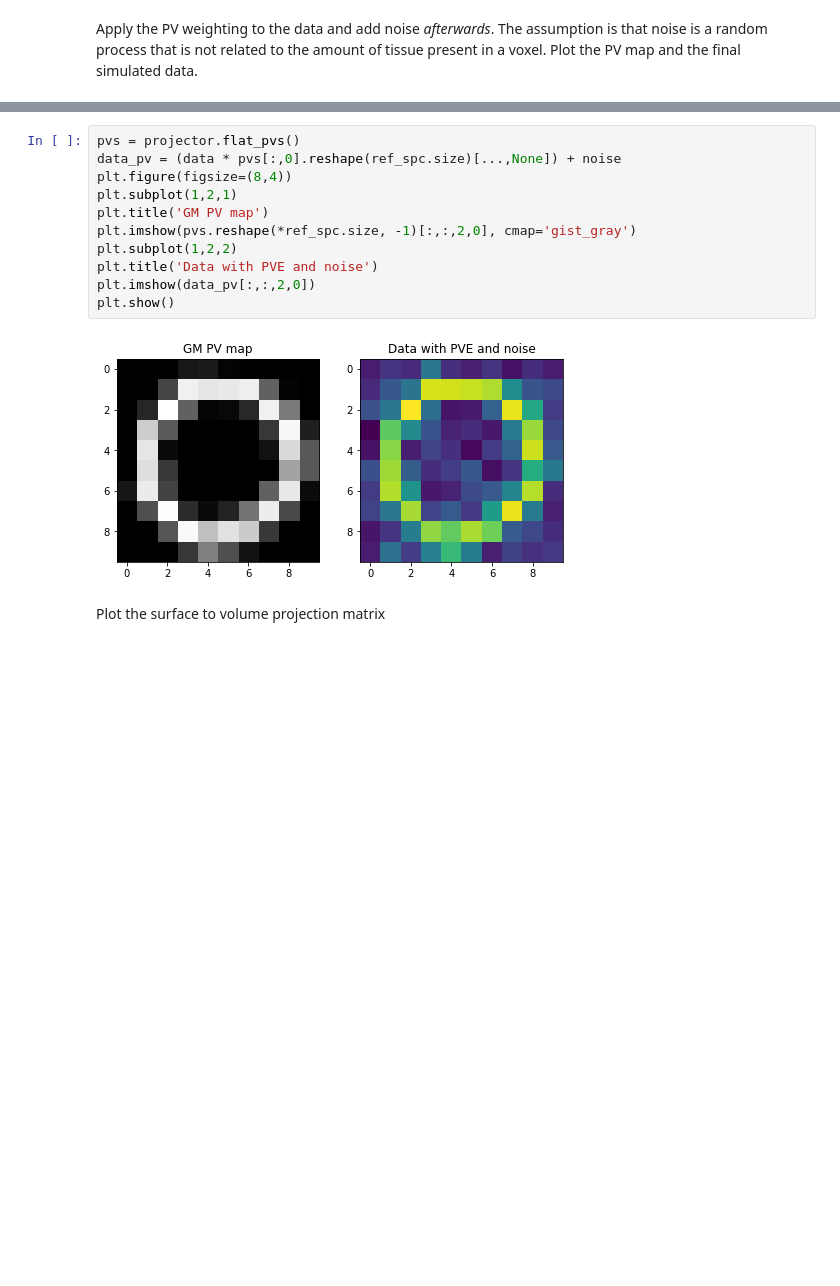
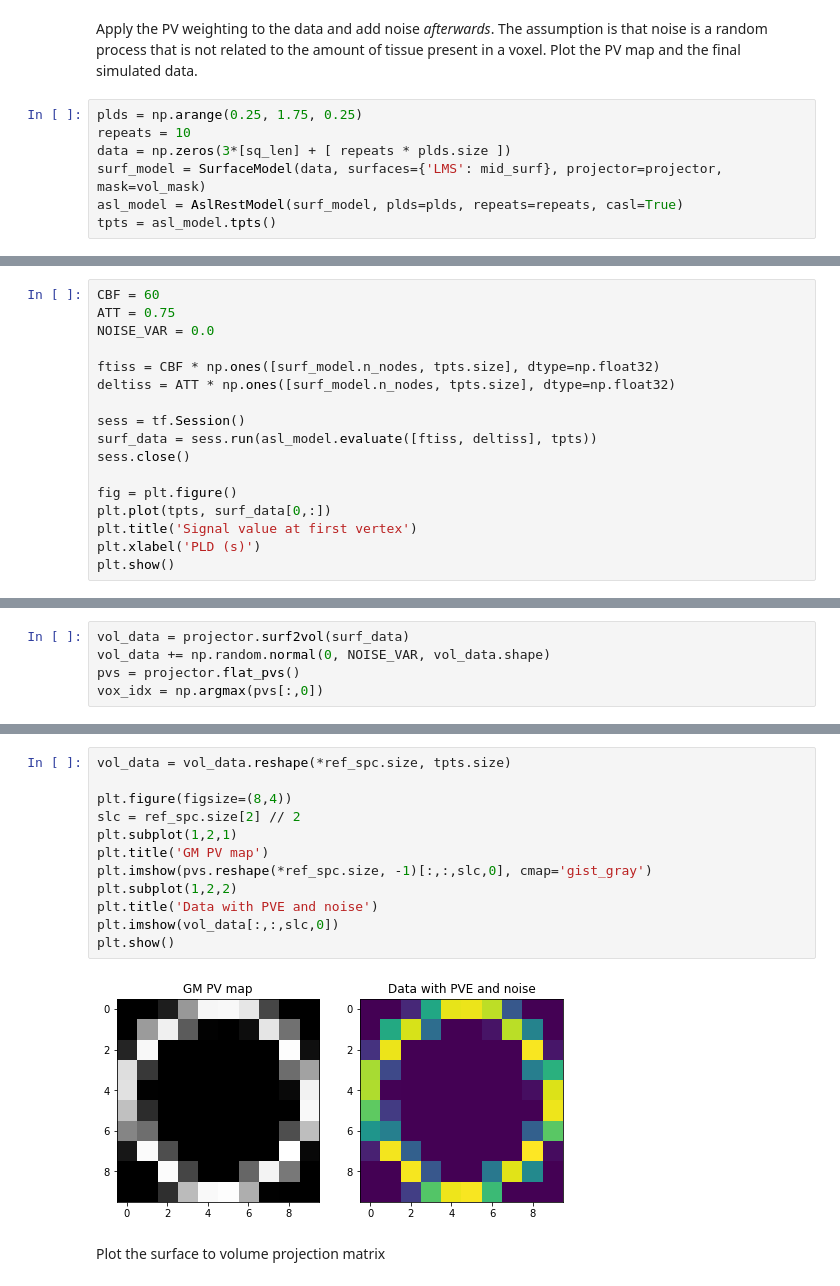
Before and after one commit to physimals/svb, a Jupyter notebook: surf_demo.ipynb, the cells around one changed output, grey strips where cells are left out. Saved outputs shown, nothing was run; the diff lists cells and outputs as text; blank space fills up the shorter version.

Commit message:
WIP asl model works with N but not M prior

```diff
--- a/surf_demo.ipynb
+++ b/surf_demo.ipynb
@@ -129,2 +109,9 @@ Mean vertices per voxel: 6.148225469728601
 # %% [markdown]
 Apply the PV weighting to the data and add noise *afterwards*. The assumption is that noise is a random process that is not related to the amount of tissue present in a voxel. Plot the PV map and the final simulated data.
+# %%
+plds = np.arange(0.25, 1.75, 0.25)
+repeats = 10
+data = np.zeros(3*[sq_len] + [ repeats * plds.size ])
+surf_model = SurfaceModel(data, surfaces={'LMS': mid_surf}, projector=projector, mask=vol_mask)
+asl_model = AslRestModel(surf_model, plds=plds, repeats=repeats, casl=True)
+tpts = asl_model.tpts()
@@ -130,0 +120,17 @@ Apply the PV weighting to the data and add noise *afterwards*. The assumption is
+# %%
+CBF = 60
+ATT = 0.75
+NOISE_VAR = 0.0
+
+ftiss = CBF * np.ones([surf_model.n_nodes, tpts.size], dtype=np.float32)
+deltiss = ATT * np.ones([surf_model.n_nodes, tpts.size], dtype=np.float32)
+
+sess = tf.Session()
+surf_data = sess.run(asl_model.evaluate([ftiss, deltiss], tpts))
+sess.close()
+
+fig = plt.figure()
+plt.plot(tpts, surf_data[0,:])
+plt.title('Signal value at first vertex')
+plt.xlabel('PLD (s)')
+plt.show()
@@ -130,0 +139,5 @@ Apply the PV weighting to the data and add noise *afterwards*. The assumption is
+# %%
+vol_data = projector.surf2vol(surf_data)
+vol_data += np.random.normal(0, NOISE_VAR, vol_data.shape)
+pvs = projector.flat_pvs()
+vox_idx = np.argmax(pvs[:,0])
@@ -131,16 +153,17 @@ Apply the PV weighting to the data and add noise *afterwards*. The assumption is
 # %%
-pvs = projector.flat_pvs()
-data_pv = (data * pvs[:,0].reshape(ref_spc.size)[...,None]) + noise
+vol_data = vol_data.reshape(*ref_spc.size, tpts.size)
+
 plt.figure(figsize=(8,4))
+slc = ref_spc.size[2] // 2
 plt.subplot(1,2,1)
 plt.title('GM PV map')
-plt.imshow(pvs.reshape(*ref_spc.size, -1)[:,:,2,0], cmap='gist_gray')
+plt.imshow(pvs.reshape(*ref_spc.size, -1)[:,:,slc,0], cmap='gist_gray')
 plt.subplot(1,2,2)
 plt.title('Data with PVE and noise')
-plt.imshow(data_pv[:,:,2,0])
+plt.imshow(vol_data[:,:,slc,0])
 plt.show()
 # %% [output]
-[figure, old version]
+[figure, new version]
 # %% [markdown]
 Plot the surface to volume projection matrix
 # %%
```
Also changed, not shown: parts of 14 cells of this notebook, 3 other files.
